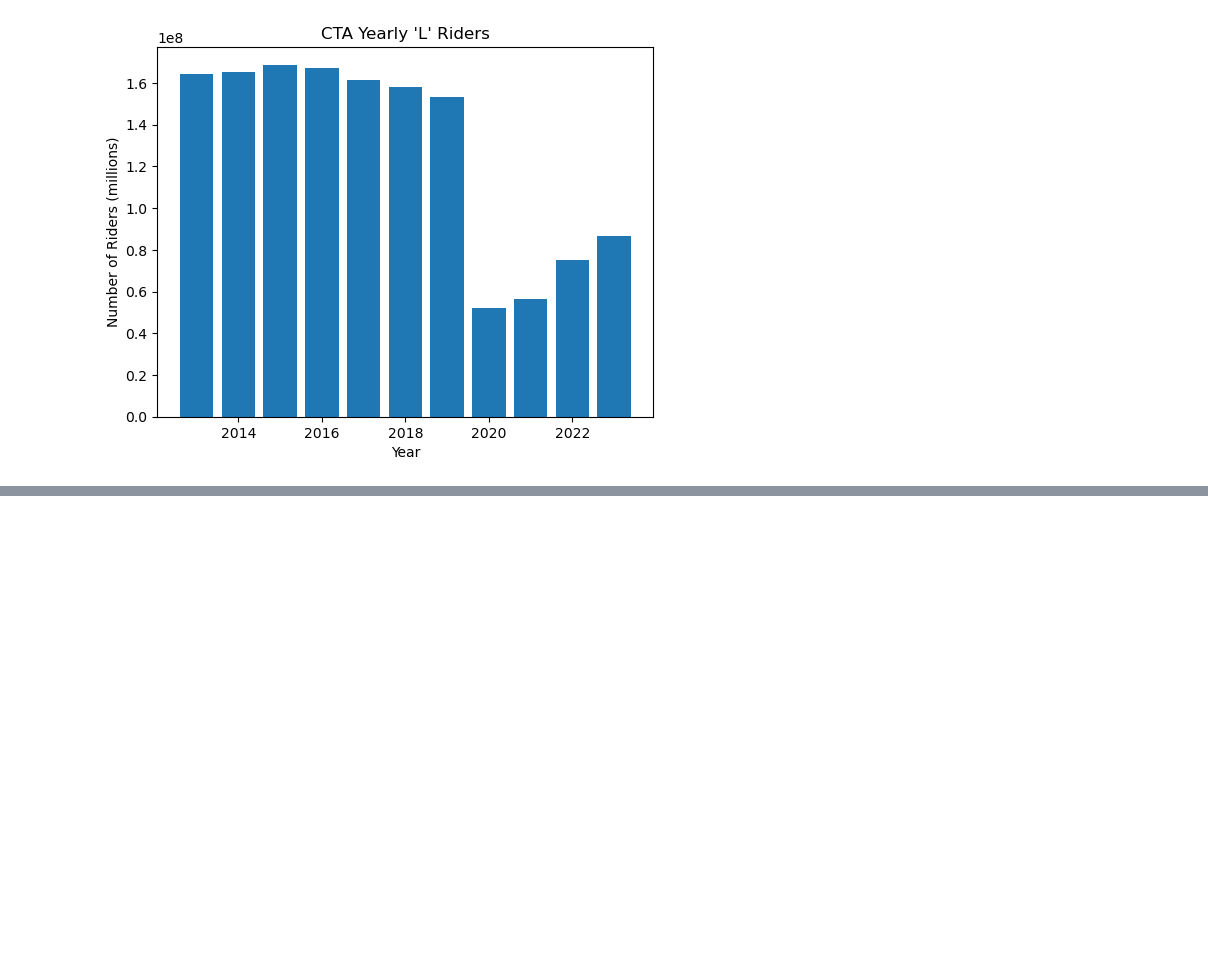
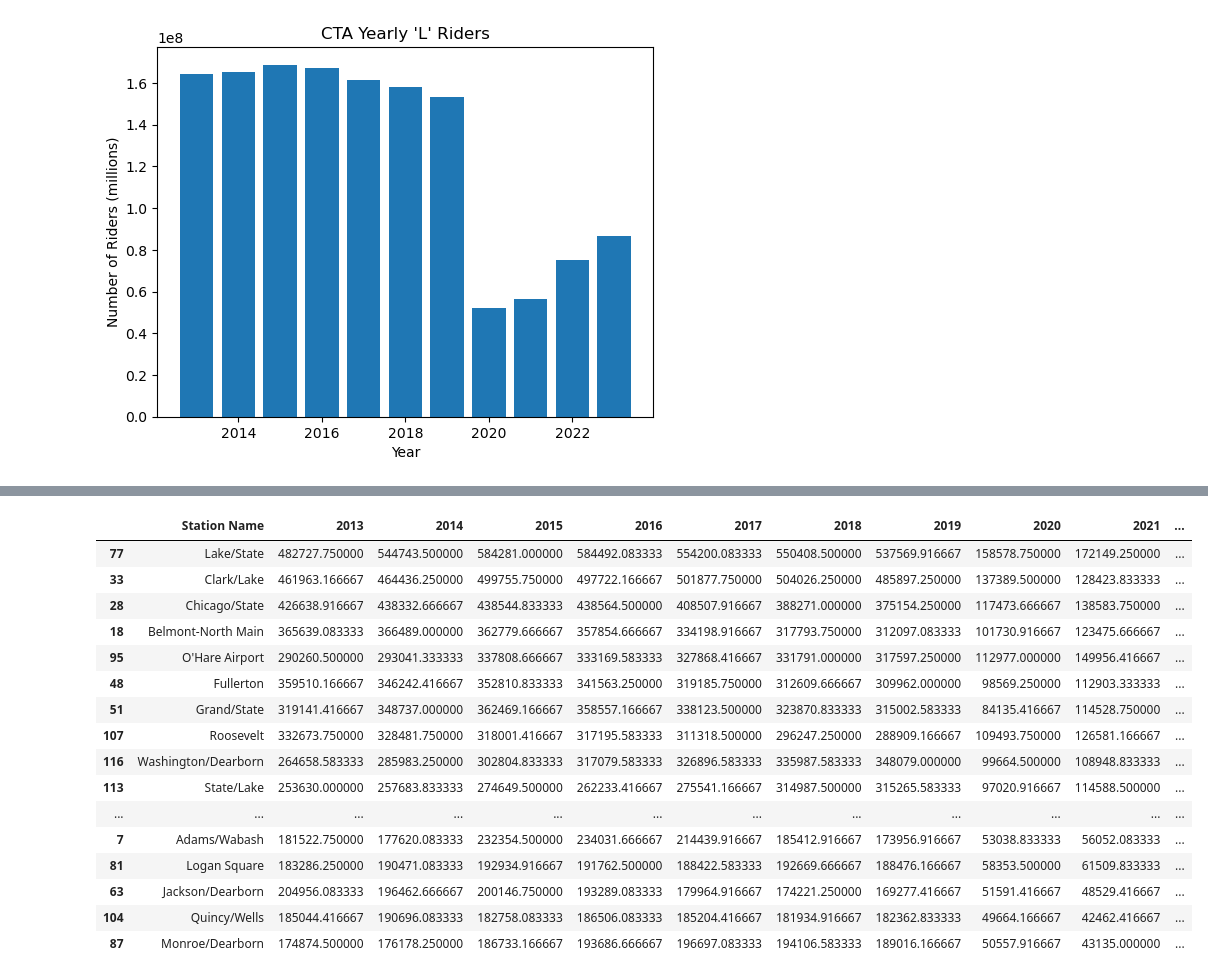
Before and after one commit to ayaF-PI/project-1, a Jupyter notebook: CTA_Ridership_L_Train.ipynb, the cells around one changed output, grey strips where cells are left out. Cells and saved outputs as stored; diff of their text form; code cells hidden in the pictures; blank space fills up the shorter version.

```diff
--- a/CTA_Ridership_L_Train.ipynb
+++ b/CTA_Ridership_L_Train.ipynb
@@ -103,0 +236,20 @@ Text(0.5, 1.0, "CTA Yearly 'L' Riders")
+# %%
+cta_merged_yearly_station_avg.head(20)
+# %% [output]
+|  | Station Name | 2013 | 2014 | 2015 | 2016 | 2017 | 2018 | 2019 | 2020 | 2021 | ... |
+| 77 | Lake/State | 482727.750000 | 544743.500000 | 584281.000000 | 584492.083333 | 554200.083333 | 550408.500000 | 537569.916667 | 158578.750000 | 172149.250000 | ... |
+| 33 | Clark/Lake | 461963.166667 | 464436.250000 | 499755.750000 | 497722.166667 | 501877.750000 | 504026.250000 | 485897.250000 | 137389.500000 | 128423.833333 | ... |
+| 28 | Chicago/State | 426638.916667 | 438332.666667 | 438544.833333 | 438564.500000 | 408507.916667 | 388271.000000 | 375154.250000 | 117473.666667 | 138583.750000 | ... |
+| 18 | Belmont-North Main | 365639.083333 | 366489.000000 | 362779.666667 | 357854.666667 | 334198.916667 | 317793.750000 | 312097.083333 | 101730.916667 | 123475.666667 | ... |
+| 95 | O'Hare Airport | 290260.500000 | 293041.333333 | 337808.666667 | 333169.583333 | 327868.416667 | 331791.000000 | 317597.250000 | 112977.000000 | 149956.416667 | ... |
+| 48 | Fullerton | 359510.166667 | 346242.416667 | 352810.833333 | 341563.250000 | 319185.750000 | 312609.666667 | 309962.000000 | 98569.250000 | 112903.333333 | ... |
+| 51 | Grand/State | 319141.416667 | 348737.000000 | 362469.166667 | 358557.166667 | 338123.500000 | 323870.833333 | 315002.583333 | 84135.416667 | 114528.750000 | ... |
+| 107 | Roosevelt | 332673.750000 | 328481.750000 | 318001.416667 | 317195.583333 | 311318.500000 | 296247.250000 | 288909.166667 | 109493.750000 | 126581.166667 | ... |
+| 116 | Washington/Dearborn | 264658.583333 | 285983.250000 | 302804.833333 | 317079.583333 | 326896.583333 | 335987.583333 | 348079.000000 | 99664.500000 | 108948.833333 | ... |
+| 113 | State/Lake | 253630.000000 | 257683.833333 | 274649.500000 | 262233.416667 | 275541.166667 | 314987.500000 | 315265.583333 | 97020.916667 | 114588.500000 | ... |
+| ... | ... | ... | ... | ... | ... | ... | ... | ... | ... | ... | ... |
+| 7 | Adams/Wabash | 181522.750000 | 177620.083333 | 232354.500000 | 234031.666667 | 214439.916667 | 185412.916667 | 173956.916667 | 53038.833333 | 56052.083333 | ... |
+| 81 | Logan Square | 183286.250000 | 190471.083333 | 192934.916667 | 191762.500000 | 188422.583333 | 192669.666667 | 188476.166667 | 58353.500000 | 61509.833333 | ... |
+| 63 | Jackson/Dearborn | 204956.083333 | 196462.666667 | 200146.750000 | 193289.083333 | 179964.916667 | 174221.250000 | 169277.416667 | 51591.416667 | 48529.416667 | ... |
+| 104 | Quincy/Wells | 185044.416667 | 190696.083333 | 182758.083333 | 186506.083333 | 185204.416667 | 181934.916667 | 182362.833333 | 49664.166667 | 42462.416667 | ... |
+| 87 | Monroe/Dearborn | 174874.500000 | 176178.250000 | 186733.166667 | 193686.666667 | 196697.083333 | 194106.583333 | 189016.166667 | 50557.916667 | 43135.000000 | ... |
```
Also changed, not shown: parts of 15 cells of this notebook.
